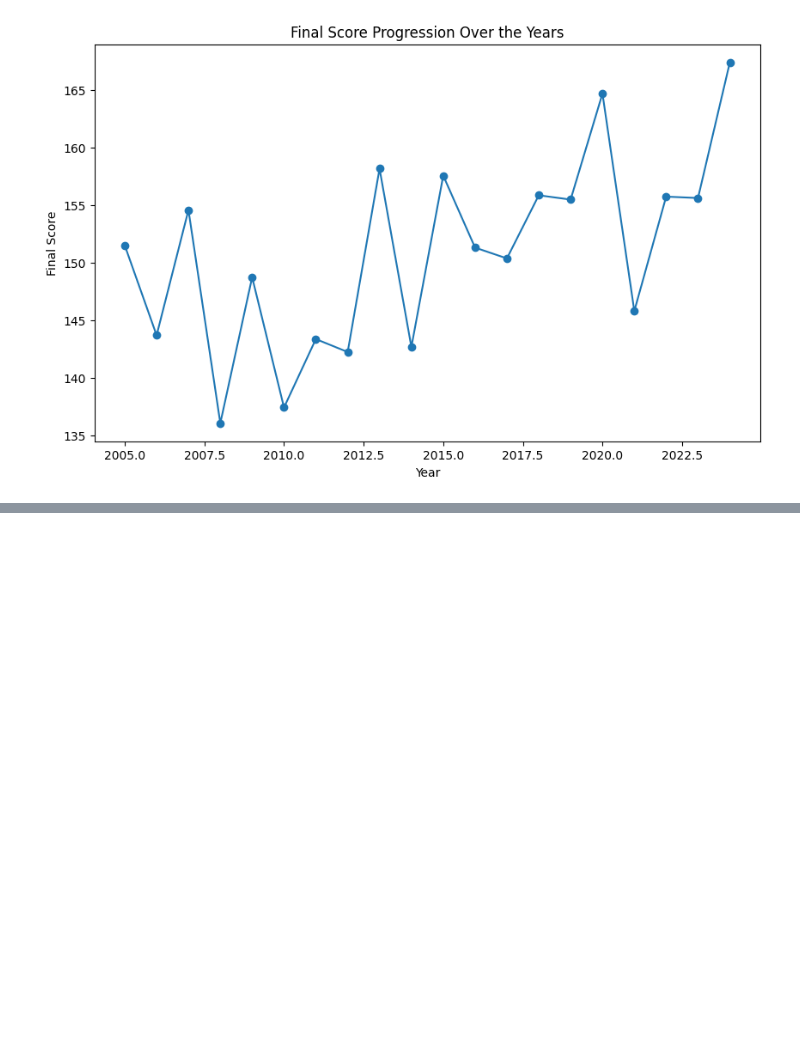
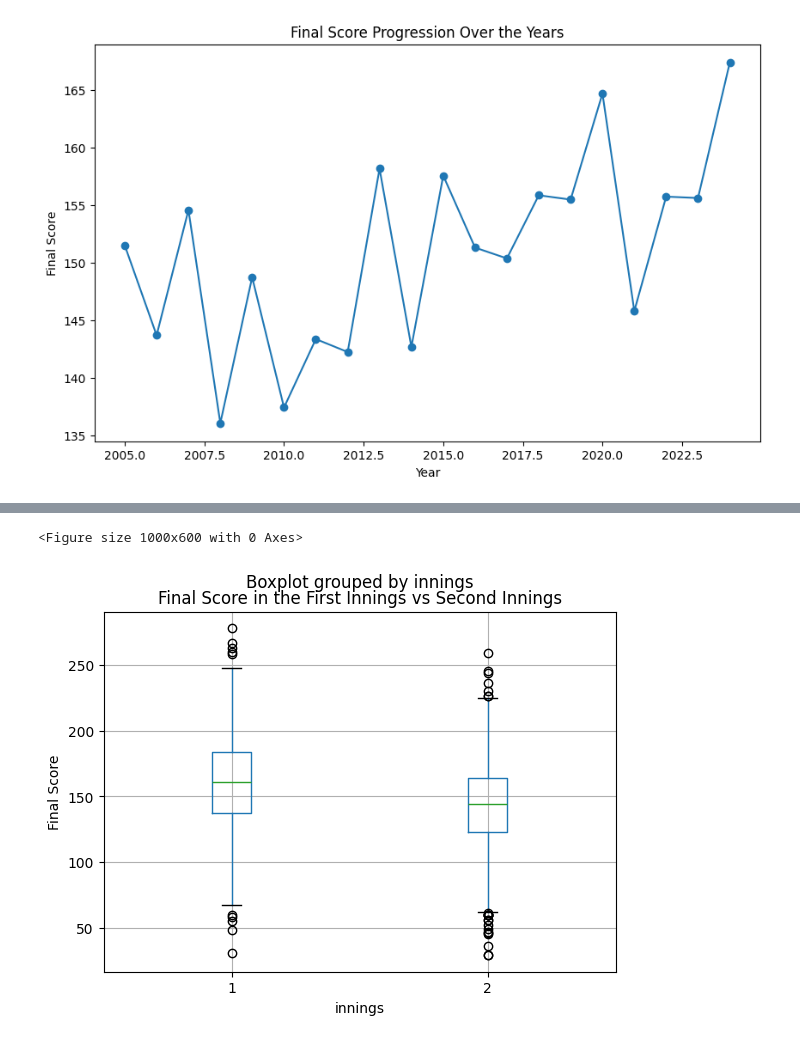
Before and after one commit to 19Kaumini/e19-co544-cricket-analytics-and-prediction, a Jupyter notebook: EDA/Powerplay.ipynb, the cells around one changed output, grey strips where cells are left out. Saved outputs shown, nothing was run; the diff lists cells and outputs as text; code cells hidden in the pictures; blank space fills up the shorter version.

```diff
--- a/EDA/Powerplay.ipynb
+++ b/EDA/Powerplay.ipynb
@@ -150,0 +161,12 @@ plt.show()
+# %%
+# final score in the first innings vs the second innings in a boxplot
+plt.figure(figsize=(10, 6))
+powerplay_data.boxplot(column='final_team_total', by='innings')
+plt.ylabel('Final Score')
+plt.title('Final Score in the First Innings vs Second Innings')
+plt.show()
+
+# should be less in the second innings
+# %% [output]
+<Figure size 1000x600 with 0 Axes>
+[figure, added]
```
Also changed, not shown: parts of 4 cells of this notebook.
